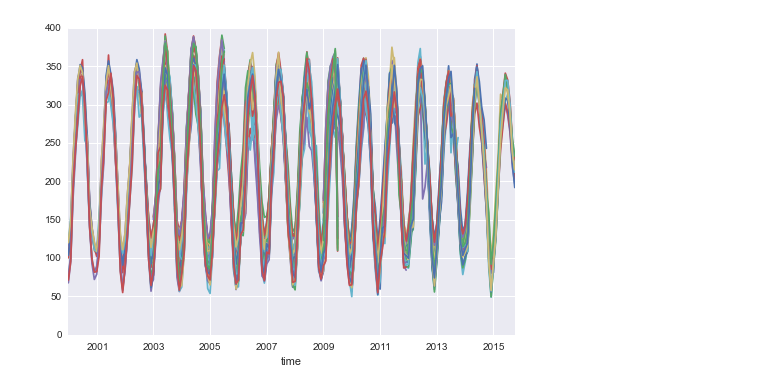
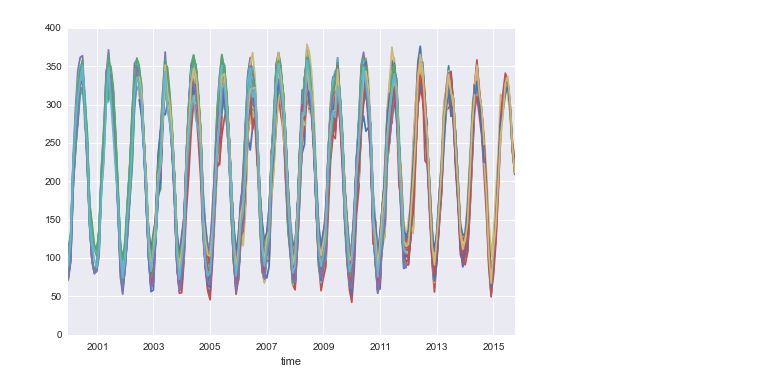
Before and after one commit to klapo/CalRad, a Jupyter notebook: CR.GrobsCompare.ipynb, the cells around one changed output. Cells and saved outputs as stored; diff of their text form; code cells hidden in the pictures.

```diff
--- a/CR.GrobsCompare.ipynb
+++ b/CR.GrobsCompare.ipynb
@@ -148,33 +148,38 @@ grobs = xray.open_dataset('CA.grobs.irrad.monthly.nc')
 grobs.SWdwn.values[grobs.SWdwn.values == 0] = np.nan
 grobs = grobs.rename({'lon':'longitude','lat':'latitude'})
 grobs.longitude.values = -grobs.longitude.values
+grobs.elev[18] = 2307
 
 ###########
 ## MODIS ##
-os.chdir(dir_data+dir_MODIS)
-modis = xray.open_dataset('CA.MODIS.irrad.monthly.nc')
-modis.SWdwn.values[modis.SWdwn.values == 0] = np.nan
-modis = modis.rename({'lon':'longitude','lat':'latitude'})
+# os.chdir(dir_data+dir_MODIS)
+# modis = xray.open_dataset('CA.MODIS.irrad.monthly.nc')
+# modis.SWdwn.values[modis.SWdwn.values == 0] = np.nan
+# modis = modis.rename({'lon':'longitude','lat':'latitude'})
 
 ## List w/ all irradiance datasets
 monthly_mean = {}
 monthly_mean['syn'] = syn
 monthly_mean['nldas'] = nldas
 monthly_mean['mtclim'] = mtclim
-monthly_mean['modis'] = modis
+# monthly_mean['modis'] = modis
 monthly_mean['grobs'] = grobs
+
+# Product names
+pr_names = ['grobs','mtclim','nldas','syn']
+num_products = np.size(pr_names)
 # %%
 ####################################################
 ## Find grid point containing each ground station ##
 ####################################################
-pr_names = ['mtclim','syn','nldas','modis']
 
 # Station lat and lon
 lon_stat = grobs.longitude.values
 lat_stat = grobs.latitude.values
 
 for pr in pr_names:
-
+    if pr == 'grobs':
+        continue
     # lat/lon for product
     lon_rad = monthly_mean[pr].longitude.values
     lat_rad = monthly_mean[pr].latitude.values
@@ -194,7 +199,11 @@ for pr in pr_names:
         # Index of closest product grid
         dind = np.where(d==np.amin(d))
         # Grad grid values at the station, put into xray dataset
-        to_merge[:,stat_ind[0]] = monthly_mean[pr].SWdwn.values[:,dind[0][0],dind[1][0],np.newaxis]
+        if (monthly_mean[pr].SWdwn.values[:,dind[0][0],dind[1][0]] == 0).all() \
+                | np.isnan(monthly_mean[pr].SWdwn.values[:,dind[0][0],dind[1][0]]).all():
+            to_merge[:,stat_ind[0]] = monthly_mean[pr].SWdwn.values[:,dind[0][0]+1,dind[1][0],np.newaxis]
+        else:
+            to_merge[:,stat_ind[0]] = monthly_mean[pr].SWdwn.values[:,dind[0][0],dind[1][0],np.newaxis]
 
     ## Merge products w/ grobs xray structure
     to_merge_ds = xray.Dataset({pr:(('time','station'),to_merge), \
@@ -204,13 +213,13 @@ for pr in pr_names:
 # %%
 ## Double check that I'm getting something sort of maybe reasonable
 for statnum in np.arange(0,15):
     grobs.SWdwn[:,statnum].to_pandas().plot()
     grobs.nldas[:,statnum].to_pandas().plot()
     grobs.syn[:,statnum].to_pandas().plot()
-    grobs.modis[:,statnum].to_pandas().plot()
+#     grobs.modis[:,statnum].to_pandas().plot()
     grobs.mtclim[:,statnum].to_pandas().plot()
 # %% [output]
-[figure, old version]
+[figure, new version]
 # %%
 #########################################
 ## Ground Observation Comparison Plots ##
```
Also changed, not shown: parts of 9 cells of this notebook, 1 other file.
